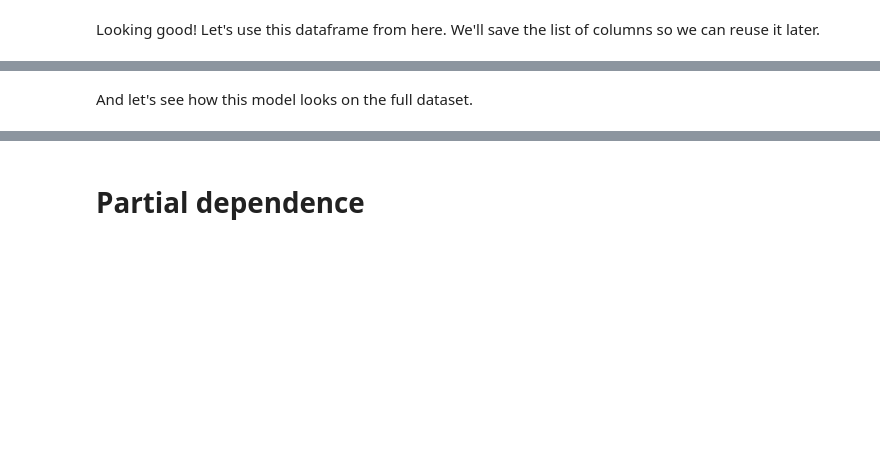
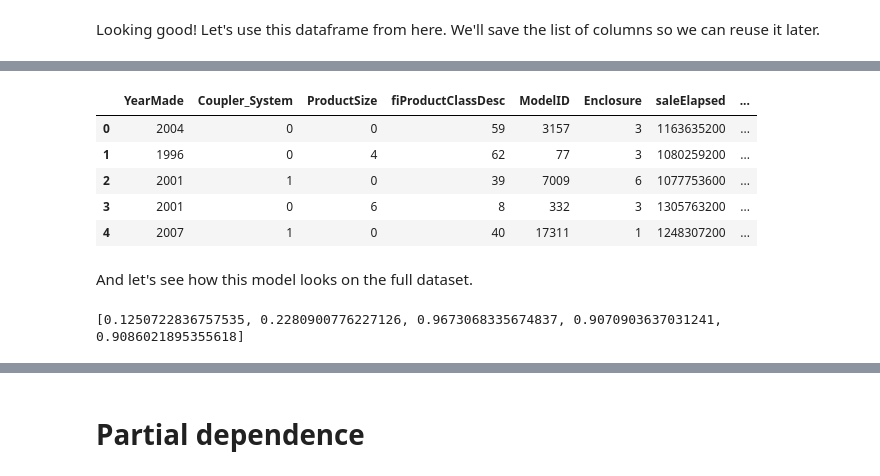
Before and after one commit to TheBoyMoe/DataScience-Repo, a Jupyter notebook: 09-machine-learning/11-fastai-machine-learning-for-coders/lesson2-rf_interpretation.ipynb, the cells around one changed output, grey strips where cells are left out. Drawn from its saved outputs; the diff is of its cells as text; code cells hidden in the pictures; blank space fills up the shorter version.

Commit message:
review feature selection with random forests

```diff
--- a/09-machine-learning/11-fastai-machine-learning-for-coders/lesson2-rf_interpretation.ipynb
+++ b/09-machine-learning/11-fastai-machine-learning-for-coders/lesson2-rf_interpretation.ipynb
@@ -432,8 +511,25 @@ df_keep = df_trn[keep_cols]
+# %%
+df_keep.head()
+# %% [output]
+|  | YearMade | Coupler_System | ProductSize | fiProductClassDesc | ModelID | Enclosure | saleElapsed | ... |
+| 0 | 2004 | 0 | 0 | 59 | 3157 | 3 | 1163635200 | ... |
+| 1 | 1996 | 0 | 4 | 62 | 77 | 3 | 1080259200 | ... |
+| 2 | 2001 | 1 | 0 | 39 | 7009 | 6 | 1077753600 | ... |
+| 3 | 2001 | 0 | 6 | 8 | 332 | 3 | 1305763200 | ... |
+| 4 | 2007 | 1 | 0 | 40 | 17311 | 1 | 1248307200 | ... |
 # %% [markdown]
 And let's see how this model looks on the full dataset.
 # %%
 reset_rf_samples()
 # %%
-m = RandomForestRegressor(n_estimators=40, min_samples_leaf=3, max_features=0.5, n_jobs=-1, oob_score=True)
+m = RandomForestRegressor(
+    n_estimators=40,
+    min_samples_leaf=3,
+    max_features=0.5,
+    n_jobs=-1,
+    oob_score=True
+)
 m.fit(X_train, y_train)
 print_score(m)
+# %% [output]
+[0.1250722836757535, 0.2280900776227126, 0.9673068335674837, 0.9070903637031241, 0.9086021895355618]
```
Also changed, not shown: parts of 34 cells of this notebook, 1 other file.
